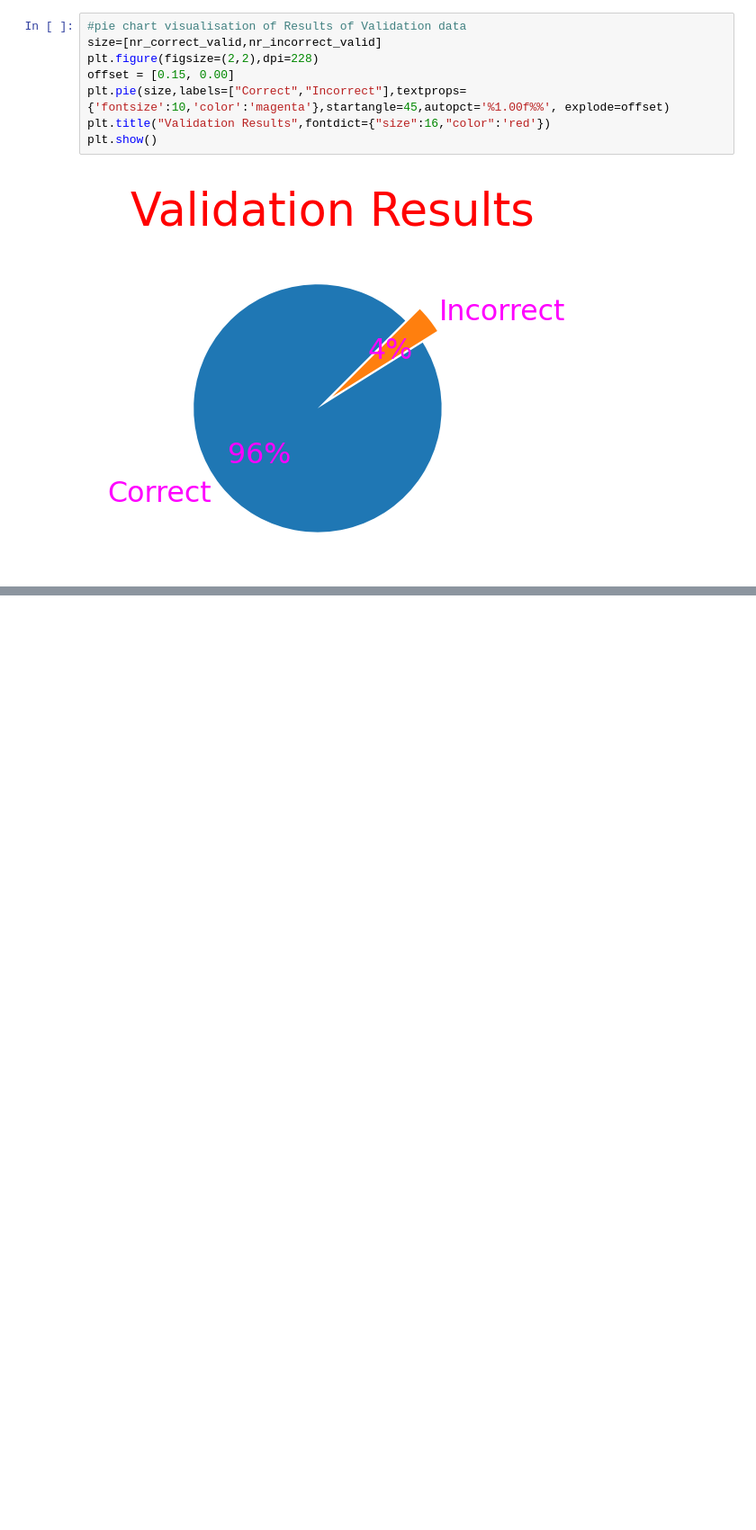
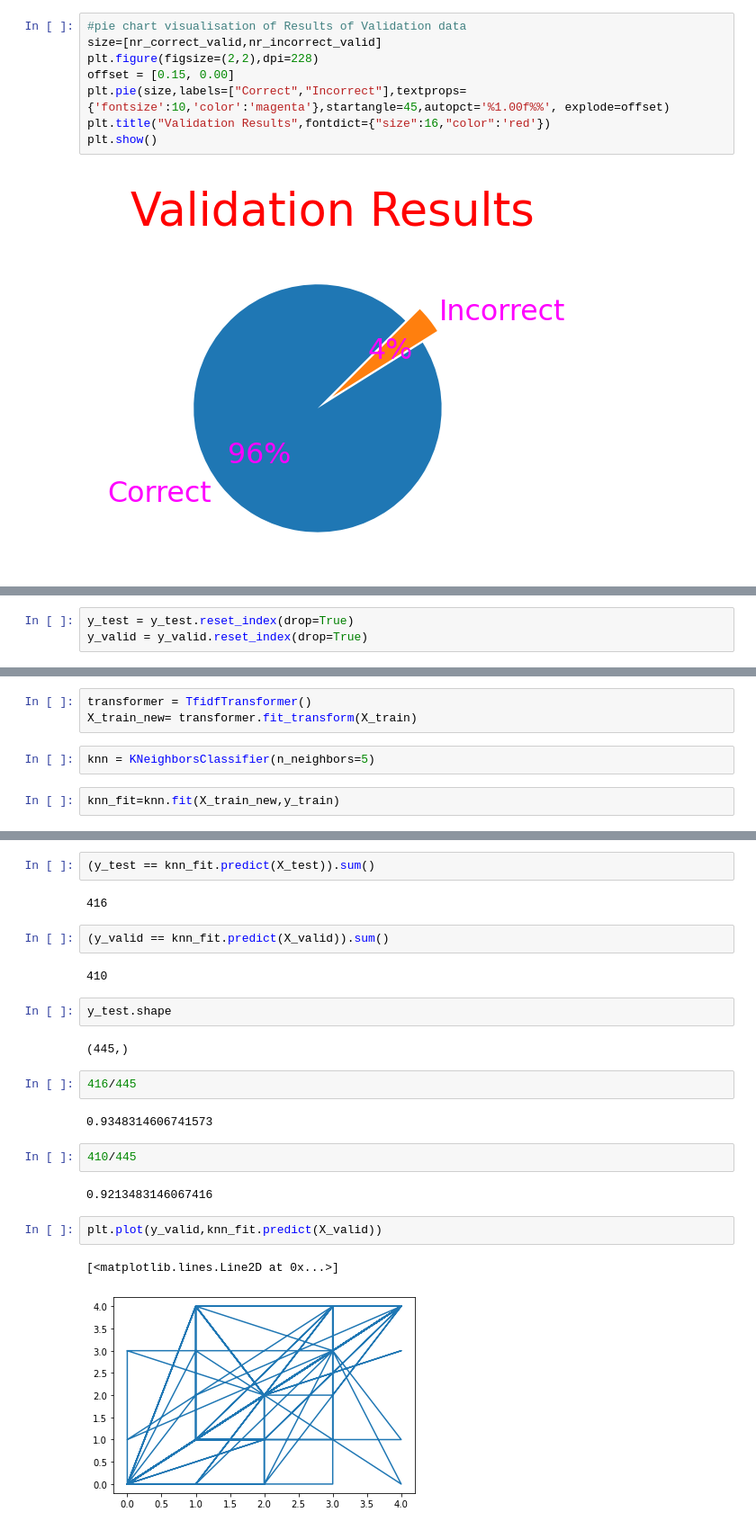
Before and after one commit to Hello49/multiclass, a Jupyter notebook: Model.ipynb, the cells around one changed output, grey strips where cells are left out. Shown: that part at 90% size. Drawn from its saved outputs; the diff is of its cells as text; blank space fills up the shorter version.

Commit message:
KNN Classifier is Done ! only PLots and Cosmetic Changes are remaining

```diff
--- a/Model.ipynb
+++ b/Model.ipynb
@@ -651,0 +662,3 @@ plt.show()
+# %%
+y_test = y_test.reset_index(drop=True)
+y_valid = y_valid.reset_index(drop=True)
@@ -651,0 +671,7 @@ plt.show()
+# %%
+transformer = TfidfTransformer()
+X_train_new= transformer.fit_transform(X_train)
+# %%
+knn = KNeighborsClassifier(n_neighbors=5)
+# %%
+knn_fit=knn.fit(X_train_new,y_train)
@@ -651,0 +723,25 @@ plt.show()
+# %%
+(y_test == knn_fit.predict(X_test)).sum()
+# %% [output]
+416
+# %%
+(y_valid == knn_fit.predict(X_valid)).sum()
+# %% [output]
+410
+# %%
+y_test.shape
+# %% [output]
+(445,)
+# %%
+416/445
+# %% [output]
+0.9348314606741573
+# %%
+410/445
+# %% [output]
+0.9213483146067416
+# %%
+plt.plot(y_valid,knn_fit.predict(X_valid))
+# %% [output]
+[<matplotlib.lines.Line2D at 0x...>]
+[figure, added]
```
Also changed, not shown: parts of 13 cells of this notebook.
